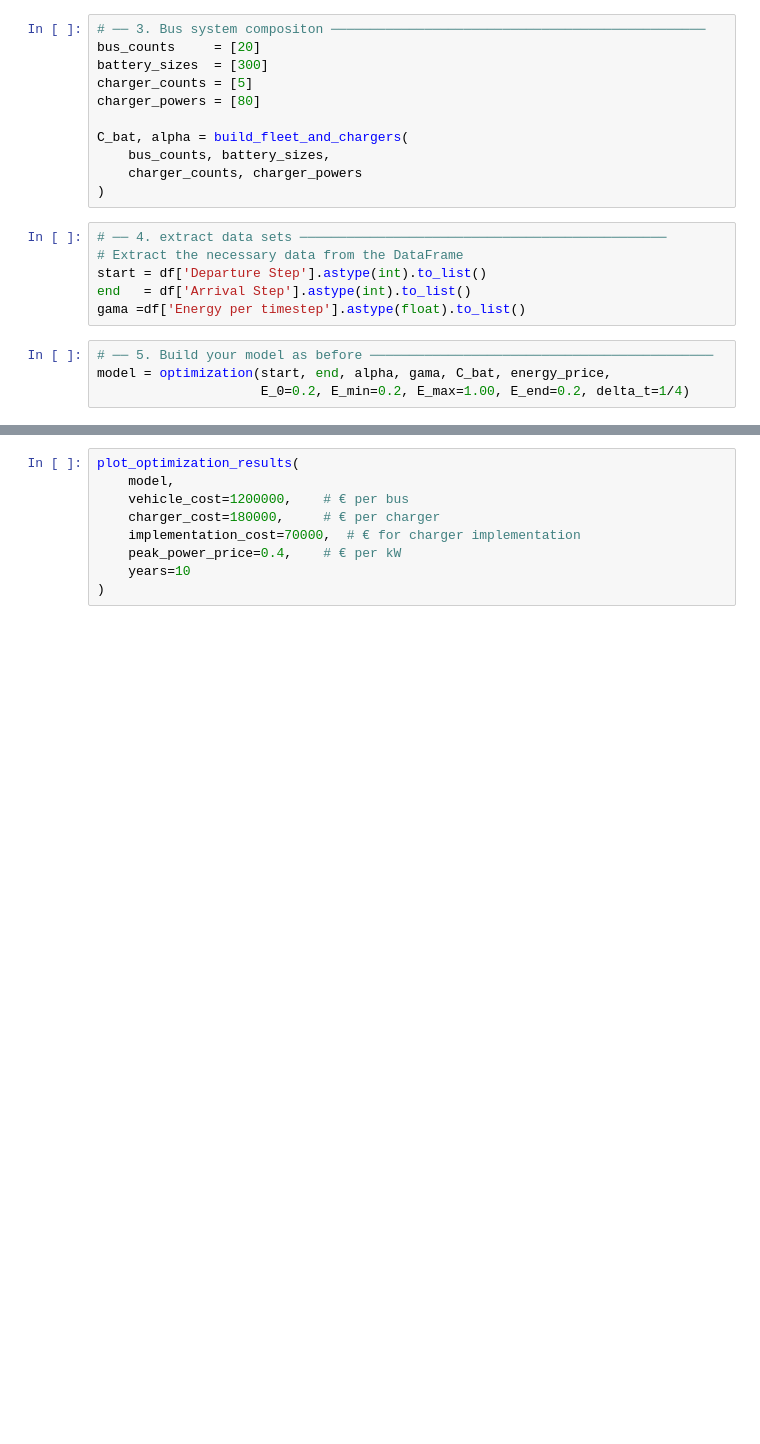
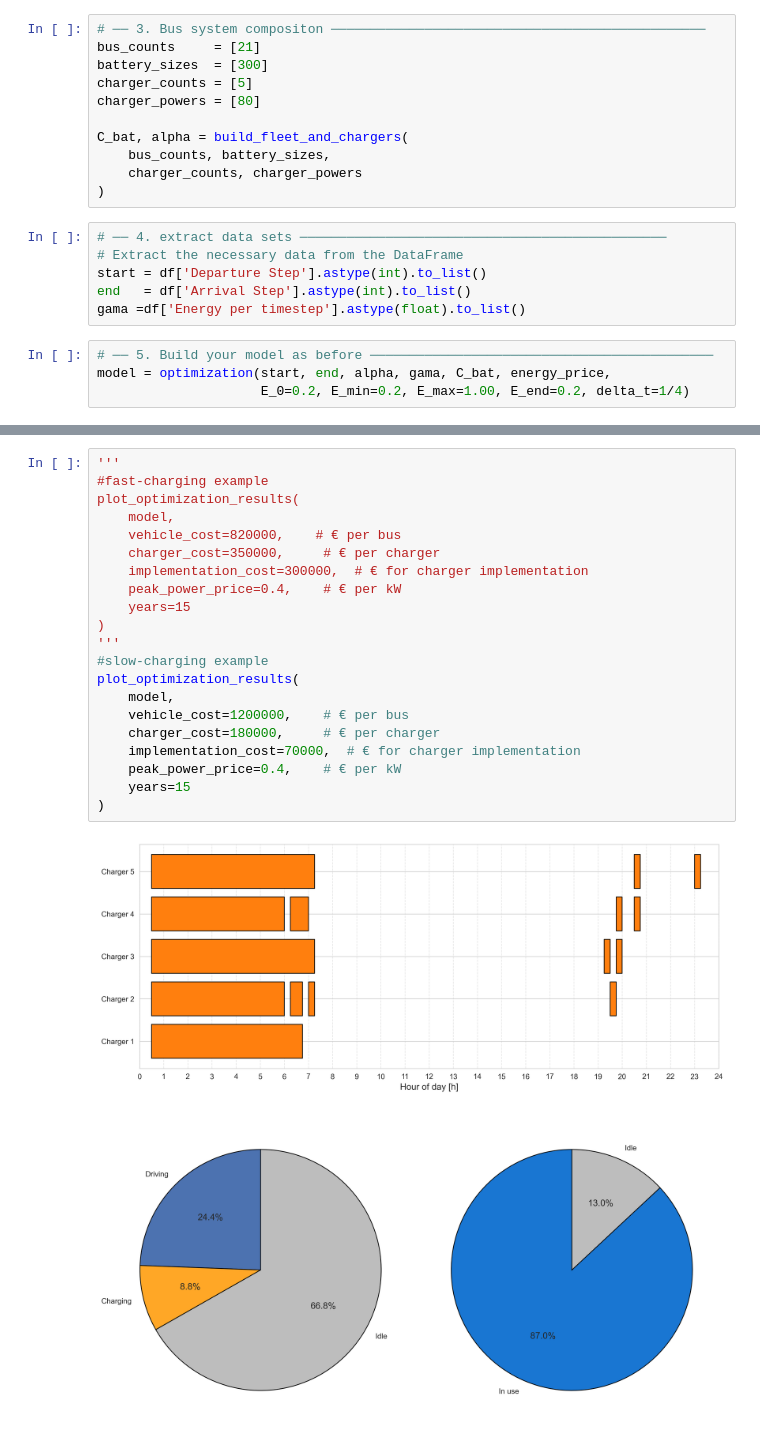
Before and after one commit to prvnpandey/EvTransitMatsim, a Jupyter notebook: python/main_optimization.ipynb, the cells around one changed output, grey strips where cells are left out. Drawn from its saved outputs; the diff is of its cells as text; blank space fills up the shorter version.

```diff
--- a/python/main_optimization.ipynb
+++ b/python/main_optimization.ipynb
@@ -23,7 +23,7 @@ df.to_excel('optimization_dataset.xlsx', index=False)
 print(f"Filtered trips: {df.shape[0]}")
 # %%
 # ── 3. Bus system compositon ────────────────────────────────────────────────
-bus_counts     = [20]
+bus_counts     = [21]
 battery_sizes  = [300]
 charger_counts = [5]
 charger_powers = [80]
@@ -68,9 +86,24 @@ print("Optimal objective value:", pyo.value(model.obj))
 # %%
+'''
+#fast-charging example
+plot_optimization_results(
+    model,
+    vehicle_cost=820000,    # € per bus
+    charger_cost=350000,     # € per charger
+    implementation_cost=300000,  # € for charger implementation
+    peak_power_price=0.4,    # € per kW
+    years=15
+)
+'''
+#slow-charging example
 plot_optimization_results(
     model,
     vehicle_cost=1200000,    # € per bus
     charger_cost=180000,     # € per charger
     implementation_cost=70000,  # € for charger implementation
     peak_power_price=0.4,    # € per kW
-    years=10
+    years=15
 )
+# %% [output]
+[figure, added]
+[figure, added]
```
Also changed, not shown: parts of 3 cells of this notebook, 5 other files.
